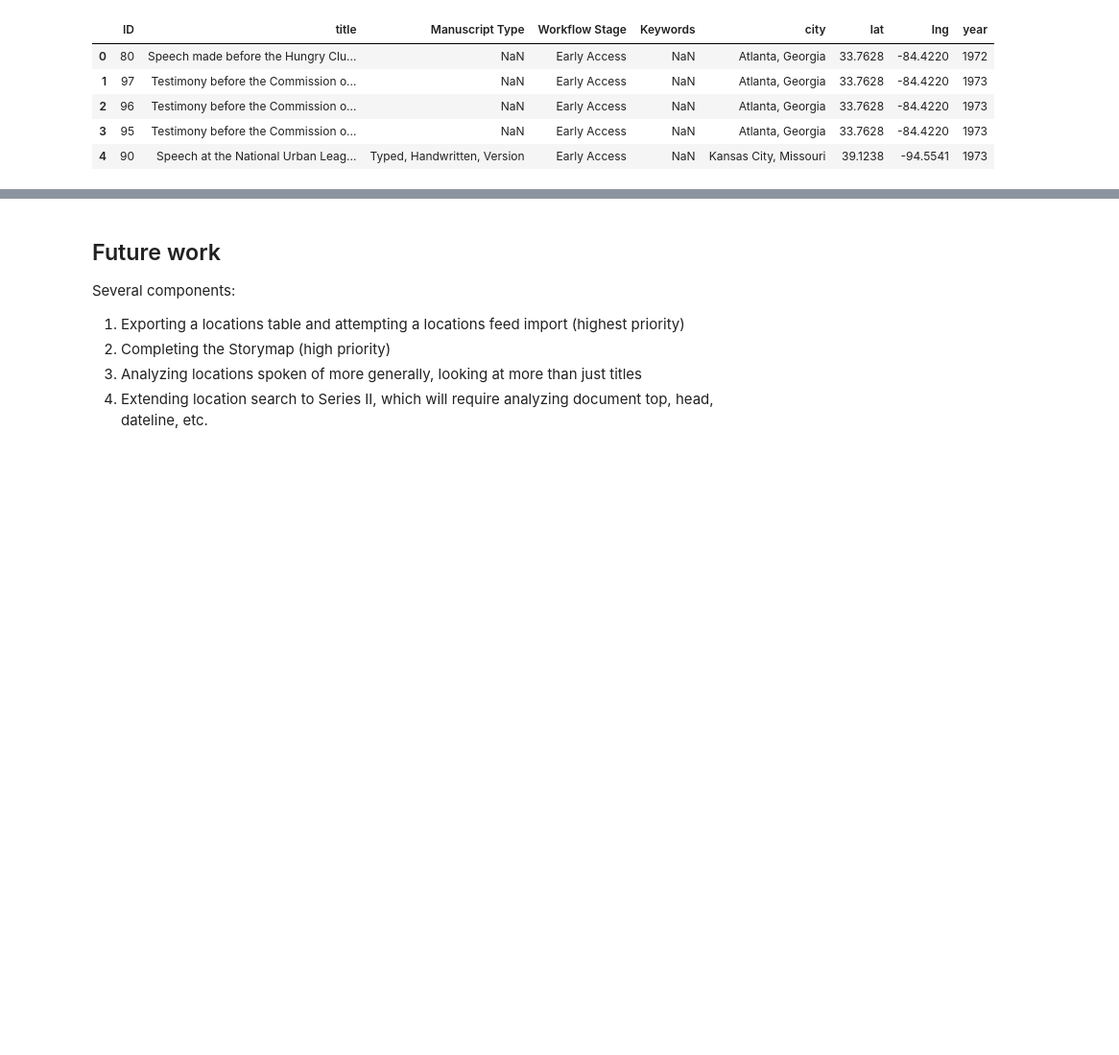
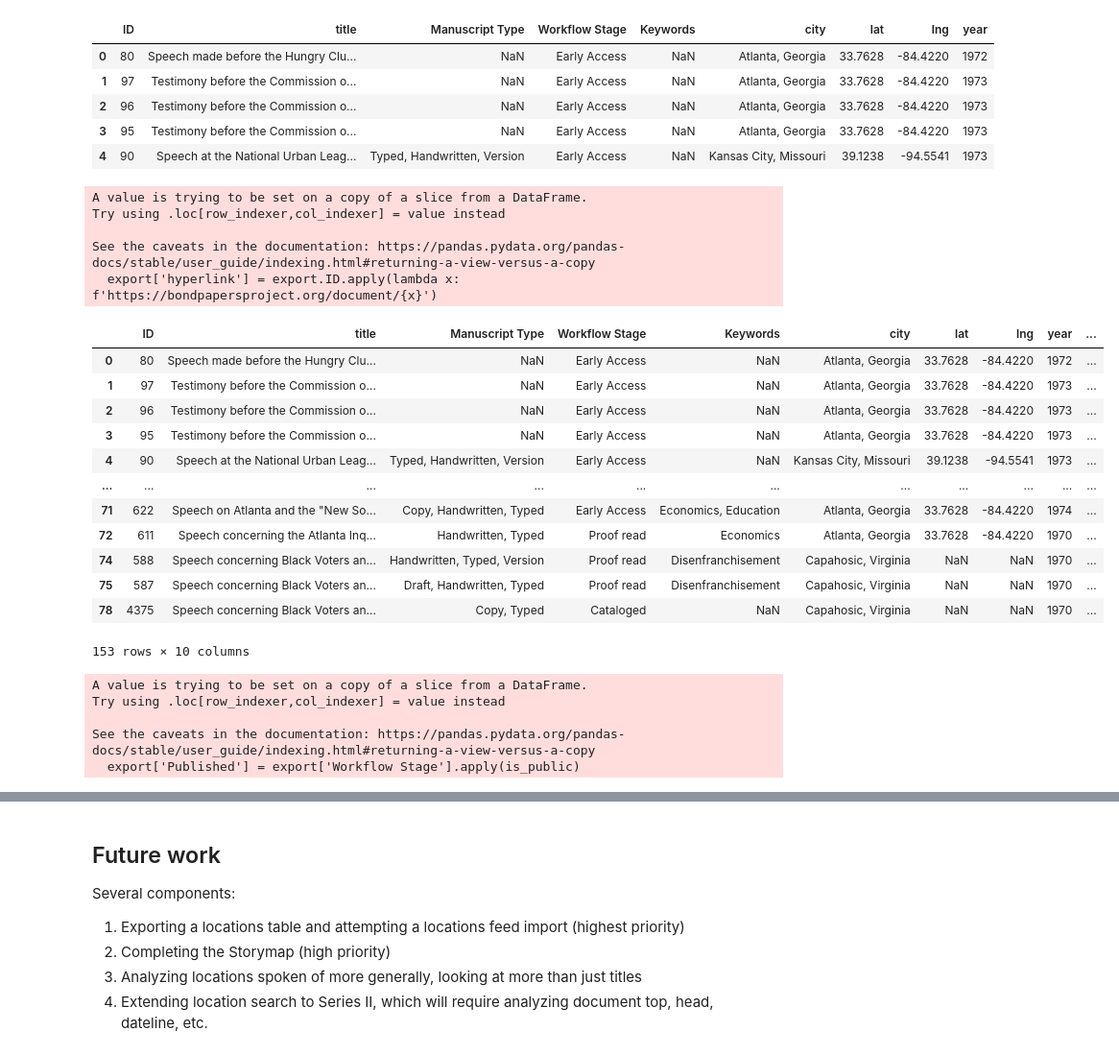
Before and after one commit to charlie-perez-35/JBPP, a Jupyter notebook: storymap-layers/mapping_with_nlp.ipynb, the cells around one changed output, grey strips where cells are left out. Shown: that part at 96% size. Saved outputs shown, nothing was run; the diff lists cells and outputs as text; code cells hidden in the pictures; blank space fills up the shorter version.

```diff
--- a/storymap-layers/mapping_with_nlp.ipynb
+++ b/storymap-layers/mapping_with_nlp.ipynb
@@ -353,3 +353,43 @@ export.head()
 | 2 | 96 | Testimony before the Commission o... | NaN | Early Access | NaN | Atlanta, Georgia | 33.7628 | -84.4220 | 1973 |
 | 3 | 95 | Testimony before the Commission o... | NaN | Early Access | NaN | Atlanta, Georgia | 33.7628 | -84.4220 | 1973 |
 | 4 | 90 | Speech at the National Urban Leag... | Typed, Handwritten, Version | Early Access | NaN | Kansas City, Missouri | 39.1238 | -94.5541 | 1973 |
+# %%
+# let's add links
+
+export['hyperlink'] = export.ID.apply(lambda x: f'https://bondpapersproject.org/document/{x}')
+export
+# %% [output]
+A value is trying to be set on a copy of a slice from a DataFrame.
+Try using .loc[row_indexer,col_indexer] = value instead
+
+See the caveats in the documentation: https://pandas.pydata.org/pandas-docs/stable/user_guide/indexing.html#returning-a-view-versus-a-copy
+  export['hyperlink'] = export.ID.apply(lambda x: f'https://bondpapersproject.org/document/{x}')
+|  | ID | title | Manuscript Type | Workflow Stage | Keywords | city | lat | lng | year | ... |
+| 0 | 80 | Speech made before the Hungry Clu... | NaN | Early Access | NaN | Atlanta, Georgia | 33.7628 | -84.4220 | 1972 | ... |
+| 1 | 97 | Testimony before the Commission o... | NaN | Early Access | NaN | Atlanta, Georgia | 33.7628 | -84.4220 | 1973 | ... |
+| 2 | 96 | Testimony before the Commission o... | NaN | Early Access | NaN | Atlanta, Georgia | 33.7628 | -84.4220 | 1973 | ... |
+| 3 | 95 | Testimony before the Commission o... | NaN | Early Access | NaN | Atlanta, Georgia | 33.7628 | -84.4220 | 1973 | ... |
+| 4 | 90 | Speech at the National Urban Leag... | Typed, Handwritten, Version | Early Access | NaN | Kansas City, Missouri | 39.1238 | -94.5541 | 1973 | ... |
+| ... | ... | ... | ... | ... | ... | ... | ... | ... | ... | ... |
+| 71 | 622 | Speech on Atlanta and the "New So... | Copy, Handwritten, Typed | Early Access | Economics, Education | Atlanta, Georgia | 33.7628 | -84.4220 | 1974 | ... |
+| 72 | 611 | Speech concerning the Atlanta Inq... | Handwritten, Typed | Proof read | Economics | Atlanta, Georgia | 33.7628 | -84.4220 | 1970 | ... |
+| 74 | 588 | Speech concerning Black Voters an... | Handwritten, Typed, Version | Proof read | Disenfranchisement | Capahosic, Virginia | NaN | NaN | 1970 | ... |
+| 75 | 587 | Speech concerning Black Voters an... | Draft, Handwritten, Typed | Proof read | Disenfranchisement | Capahosic, Virginia | NaN | NaN | 1970 | ... |
+| 78 | 4375 | Speech concerning Black Voters an... | Copy, Typed | Cataloged | NaN | Capahosic, Virginia | NaN | NaN | 1970 | ... |
+153 rows × 10 columns
+# %%
+# let's also make a public/private identifier
+
+def is_public(workflow_status):
+    if workflow_status == 'Early Access':
+        return 'Yes'
+    else:
+        return 'No'
+
+export['Published'] = export['Workflow Stage'].apply(is_public)
+# %% [output]
+A value is trying to be set on a copy of a slice from a DataFrame.
+Try using .loc[row_indexer,col_indexer] = value instead
+
+See the caveats in the documentation: https://pandas.pydata.org/pandas-docs/stable/user_guide/indexing.html#returning-a-view-versus-a-copy
+  export['Published'] = export['Workflow Stage'].apply(is_public)
```
Also changed, not shown: parts of 18 cells of this notebook.
